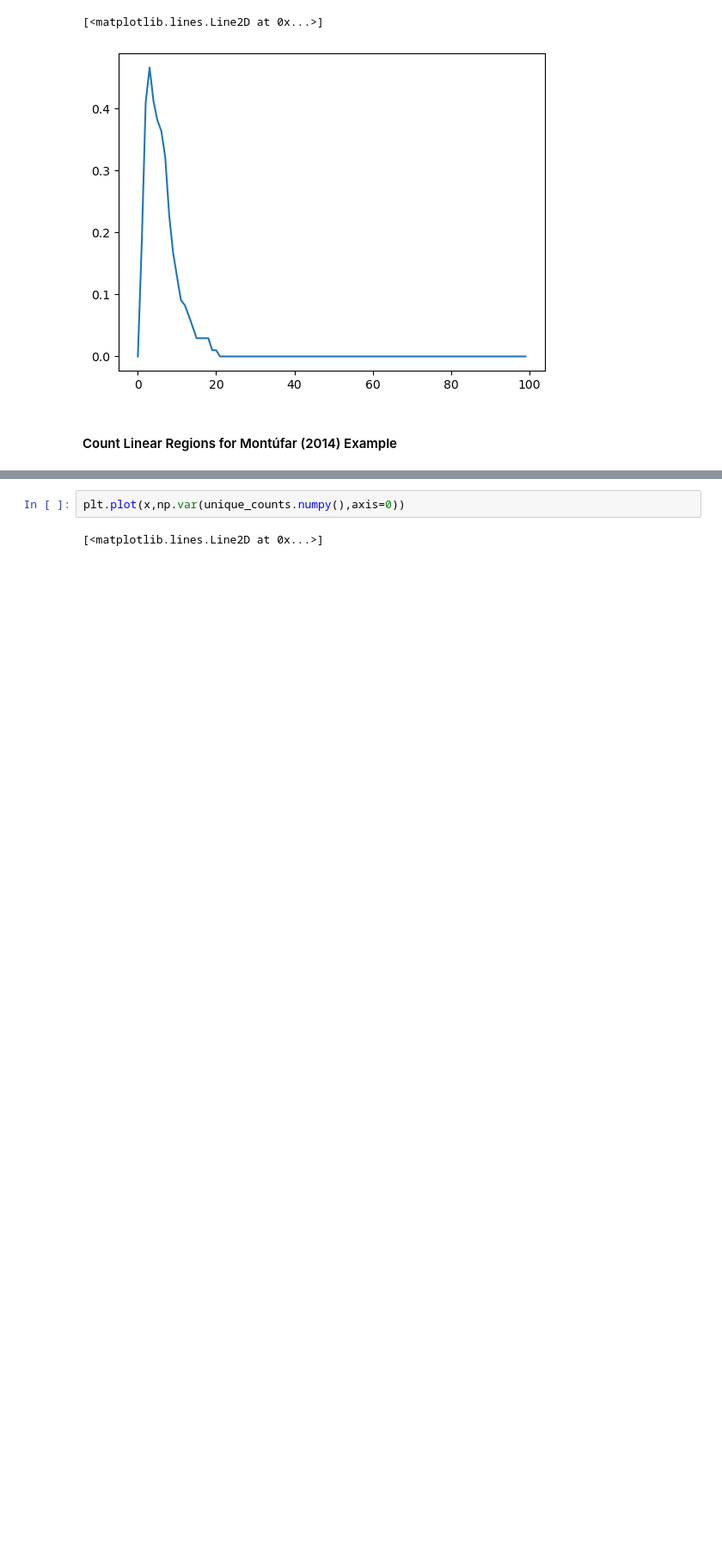
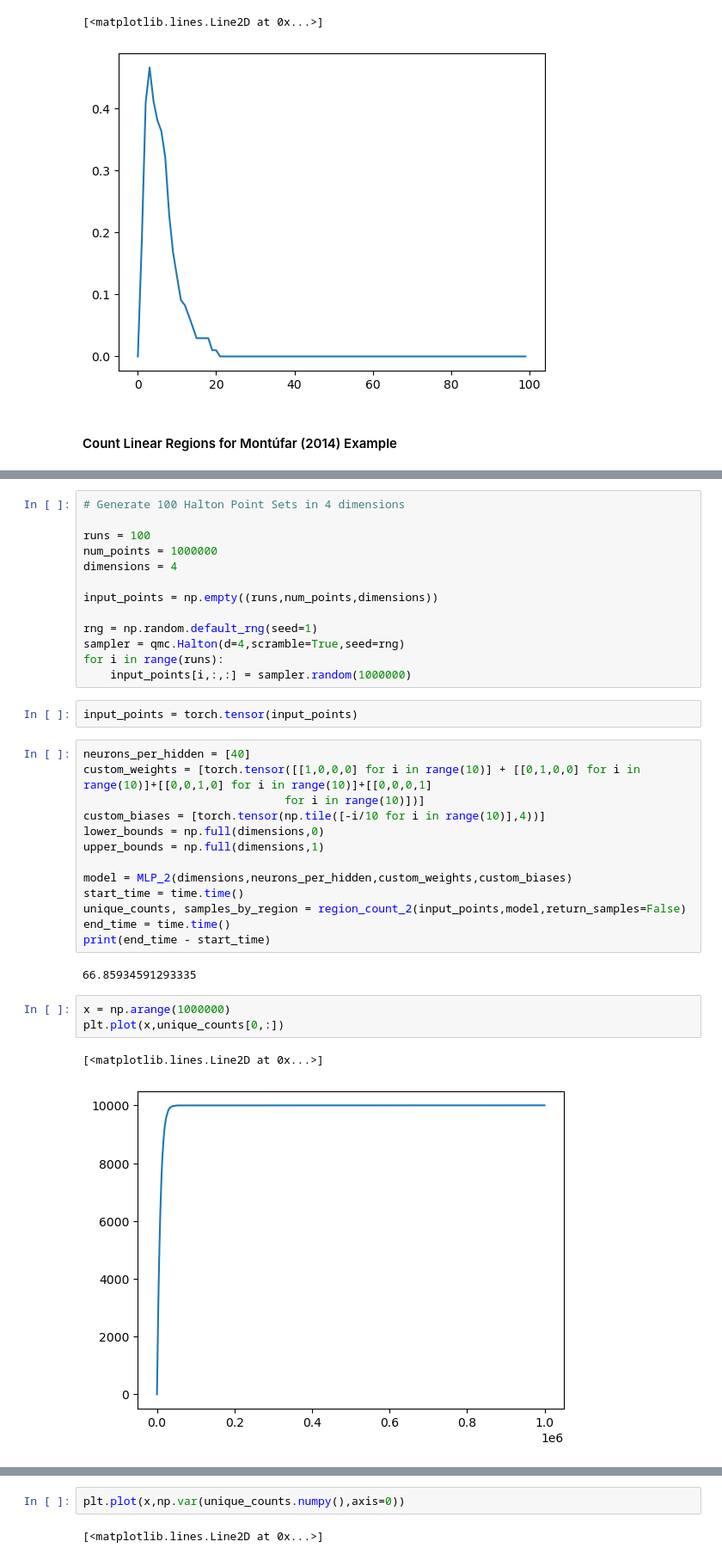
Before and after one commit to Gautam-Chauhan/MSc-Thesis, a Jupyter notebook: iid_uniform_code.ipynb, the cells around one changed output, grey strips where cells are left out. Shown at 86% size. Saved outputs shown, nothing was run; the diff lists cells and outputs as text; blank space fills up the shorter version.

```diff
--- a/iid_uniform_code.ipynb
+++ b/iid_uniform_code.ipynb
@@ -1491,0 +1526,36 @@ for i in range(unique_counts.shape[0]):
+# %%
+# Generate 100 Halton Point Sets in 4 dimensions
+
+runs = 100
+num_points = 1000000
+dimensions = 4
+
+input_points = np.empty((runs,num_points,dimensions))
+
+rng = np.random.default_rng(seed=1)
+sampler = qmc.Halton(d=4,scramble=True,seed=rng)
+for i in range(runs):
+    input_points[i,:,:] = sampler.random(1000000)
+# %%
+input_points = torch.tensor(input_points)
+# %%
+neurons_per_hidden = [40]
+custom_weights = [torch.tensor([[1,0,0,0] for i in range(10)] + [[0,1,0,0] for i in range(10)]+[[0,0,1,0] for i in range(10)]+[[0,0,0,1]
+                              for i in range(10)])]
+custom_biases = [torch.tensor(np.tile([-i/10 for i in range(10)],4))]
+lower_bounds = np.full(dimensions,0)
+upper_bounds = np.full(dimensions,1)
+
+model = MLP_2(dimensions,neurons_per_hidden,custom_weights,custom_biases)
+start_time = time.time()
+unique_counts, samples_by_region = region_count_2(input_points,model,return_samples=False)
+end_time = time.time()
+print(end_time - start_time)
+# %% [output]
+66.85934591293335
+# %%
+x = np.arange(1000000)
+plt.plot(x,unique_counts[0,:])
+# %% [output]
+[<matplotlib.lines.Line2D at 0x...>]
+[figure, added]
```
Also changed, not shown: parts of 16 cells of this notebook.
